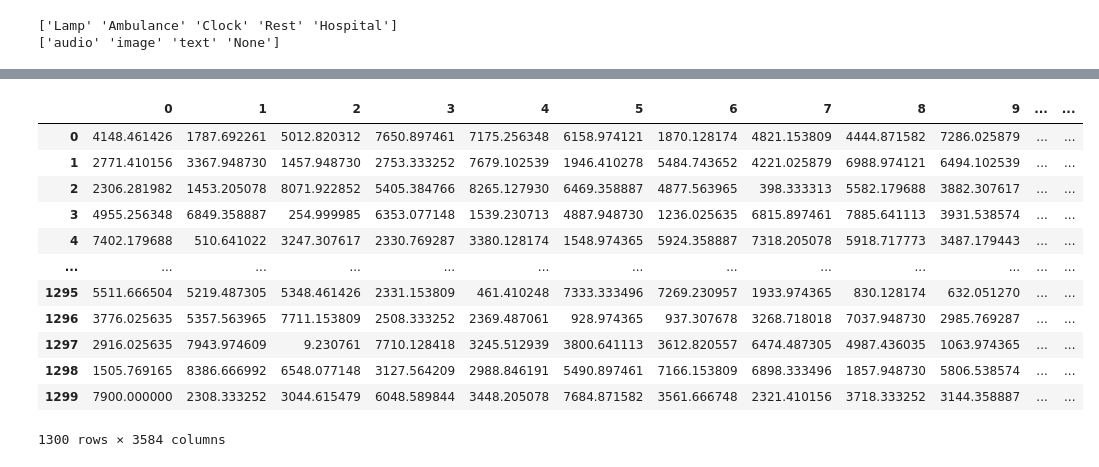
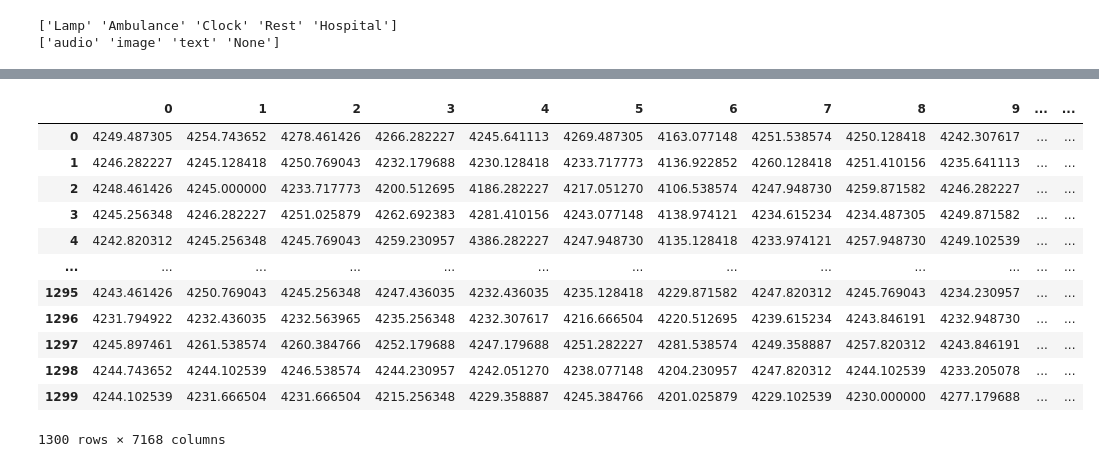
Before and after one commit to WillSAdkins/MSc_project_EEG, a Jupyter notebook: Analysis.ipynb, the cells around one changed output, grey strips where cells are left out. Drawn from its saved outputs; the diff is of its cells as text; code cells hidden in the pictures.

```diff
--- a/Analysis.ipynb
+++ b/Analysis.ipynb
@@ -162,24 +205,24 @@ speaking = pd.concat([speaking1, speaking2, speaking3, speaking4, speaking5, spe
 # %%
 def Handle(dataframe):
 
-    features = dataframe.drop(columns = ['Time:128Hz', 'Epoch', 'Stage', 'Reference', 'Reference.1', 'Label', 'Mode of Stimulus']).to_numpy().reshape(dataframe.shape[0] // (256), 256 * 14)
-    targets = dataframe['Label'].to_numpy().reshape(dataframe.shape[0] // (256), 256)[:, 0]
-    modes_of_stimuli = dataframe['Mode of Stimulus'].to_numpy().reshape(dataframe.shape[0] // (256), 256)[:, 0]
+    features = dataframe.drop(columns = ['Time:256Hz', 'Epoch', 'Stage', 'Channel 16', 'Channel 15', 'Label', 'Mode of Stimulus']).to_numpy().reshape(dataframe.shape[0] // (512), 512 * 14)
+    targets = dataframe['Label'].to_numpy().reshape(dataframe.shape[0] // (512), 512)[:, 0]
+    modes_of_stimuli = dataframe['Mode of Stimulus'].to_numpy().reshape(dataframe.shape[0] // (512), 512)[:, 0]
     return features, targets, modes_of_stimuli
 features, targets, modes_of_stimuli = Handle(speaking)
 stimuli_features, stimuli_targets, modes_of_stimuli_stimstage = Handle(stimuli)
 pd.DataFrame(features)
 # %% [output]
 |  | 0 | 1 | 2 | 3 | 4 | 5 | 6 | 7 | 8 | 9 | ... | ... |
-| 0 | 4148.461426 | 1787.692261 | 5012.820312 | 7650.897461 | 7175.256348 | 6158.974121 | 1870.128174 | 4821.153809 | 4444.871582 | 7286.025879 | ... | ... |
-| 1 | 2771.410156 | 3367.948730 | 1457.948730 | 2753.333252 | 7679.102539 | 1946.410278 | 5484.743652 | 4221.025879 | 6988.974121 | 6494.102539 | ... | ... |
-| 2 | 2306.281982 | 1453.205078 | 8071.922852 | 5405.384766 | 8265.127930 | 6469.358887 | 4877.563965 | 398.333313 | 5582.179688 | 3882.307617 | ... | ... |
-| 3 | 4955.256348 | 6849.358887 | 254.999985 | 6353.077148 | 1539.230713 | 4887.948730 | 1236.025635 | 6815.897461 | 7885.641113 | 3931.538574 | ... | ... |
-| 4 | 7402.179688 | 510.641022 | 3247.307617 | 2330.769287 | 3380.128174 | 1548.974365 | 5924.358887 | 7318.205078 | 5918.717773 | 3487.179443 | ... | ... |
+| 0 | 4249.487305 | 4254.743652 | 4278.461426 | 4266.282227 | 4245.641113 | 4269.487305 | 4163.077148 | 4251.538574 | 4250.128418 | 4242.307617 | ... | ... |
+| 1 | 4246.282227 | 4245.128418 | 4250.769043 | 4232.179688 | 4230.128418 | 4233.717773 | 4136.922852 | 4260.128418 | 4251.410156 | 4235.641113 | ... | ... |
+| 2 | 4248.461426 | 4245.000000 | 4233.717773 | 4200.512695 | 4186.282227 | 4217.051270 | 4106.538574 | 4247.948730 | 4259.871582 | 4246.282227 | ... | ... |
+| 3 | 4245.256348 | 4246.282227 | 4251.025879 | 4262.692383 | 4281.410156 | 4243.077148 | 4138.974121 | 4234.615234 | 4234.487305 | 4249.871582 | ... | ... |
+| 4 | 4242.820312 | 4245.256348 | 4245.769043 | 4259.230957 | 4386.282227 | 4247.948730 | 4135.128418 | 4233.974121 | 4257.948730 | 4249.102539 | ... | ... |
 | ... | ... | ... | ... | ... | ... | ... | ... | ... | ... | ... | ... | ... |
-| 1295 | 5511.666504 | 5219.487305 | 5348.461426 | 2331.153809 | 461.410248 | 7333.333496 | 7269.230957 | 1933.974365 | 830.128174 | 632.051270 | ... | ... |
-| 1296 | 3776.025635 | 5357.563965 | 7711.153809 | 2508.333252 | 2369.487061 | 928.974365 | 937.307678 | 3268.718018 | 7037.948730 | 2985.769287 | ... | ... |
-| 1297 | 2916.025635 | 7943.974609 | 9.230761 | 7710.128418 | 3245.512939 | 3800.641113 | 3612.820557 | 6474.487305 | 4987.436035 | 1063.974365 | ... | ... |
-| 1298 | 1505.769165 | 8386.666992 | 6548.077148 | 3127.564209 | 2988.846191 | 5490.897461 | 7166.153809 | 6898.333496 | 1857.948730 | 5806.538574 | ... | ... |
-| 1299 | 7900.000000 | 2308.333252 | 3044.615479 | 6048.589844 | 3448.205078 | 7684.871582 | 3561.666748 | 2321.410156 | 3718.333252 | 3144.358887 | ... | ... |
+| 1295 | 4243.461426 | 4250.769043 | 4245.256348 | 4247.436035 | 4232.436035 | 4235.128418 | 4229.871582 | 4247.820312 | 4245.769043 | 4234.230957 | ... | ... |
+| 1296 | 4231.794922 | 4232.436035 | 4232.563965 | 4235.256348 | 4232.307617 | 4216.666504 | 4220.512695 | 4239.615234 | 4243.846191 | 4232.948730 | ... | ... |
+| 1297 | 4245.897461 | 4261.538574 | 4260.384766 | 4252.179688 | 4247.179688 | 4251.282227 | 4281.538574 | 4249.358887 | 4257.820312 | 4243.846191 | ... | ... |
+| 1298 | 4244.743652 | 4244.102539 | 4246.538574 | 4244.230957 | 4242.051270 | 4238.077148 | 4204.230957 | 4247.820312 | 4244.102539 | 4233.205078 | ... | ... |
+| 1299 | 4244.102539 | 4231.666504 | 4231.666504 | 4215.256348 | 4229.358887 | 4245.384766 | 4201.025879 | 4229.102539 | 4230.000000 | 4277.179688 | ... | ... |
-1300 rows × 3584 columns
+1300 rows × 7168 columns
```
Also changed, not shown: parts of 60 cells of this notebook.
